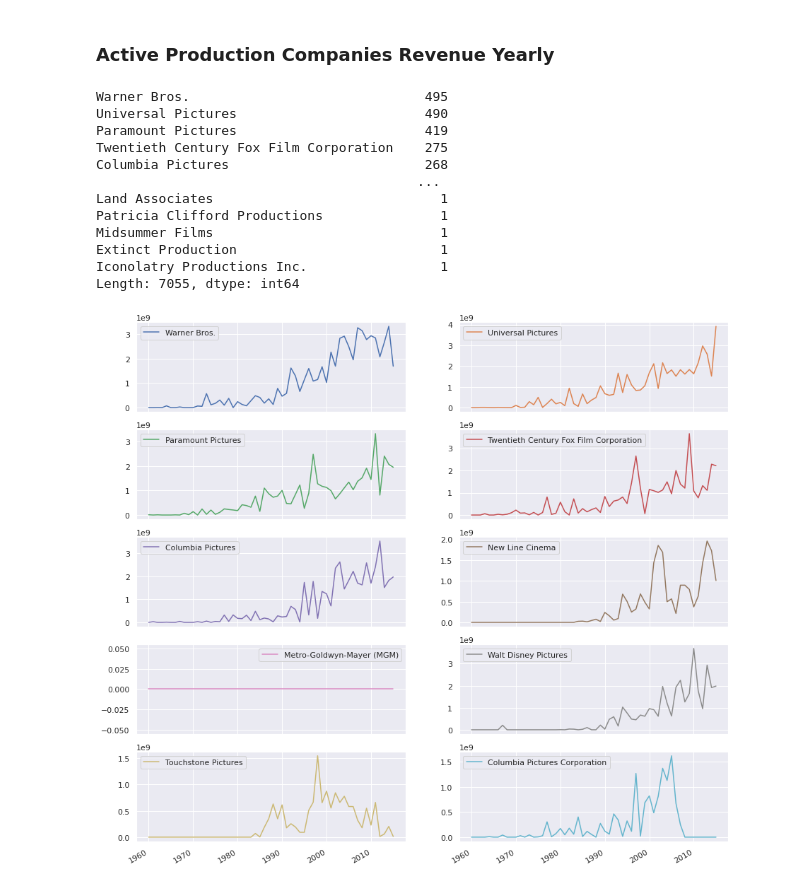
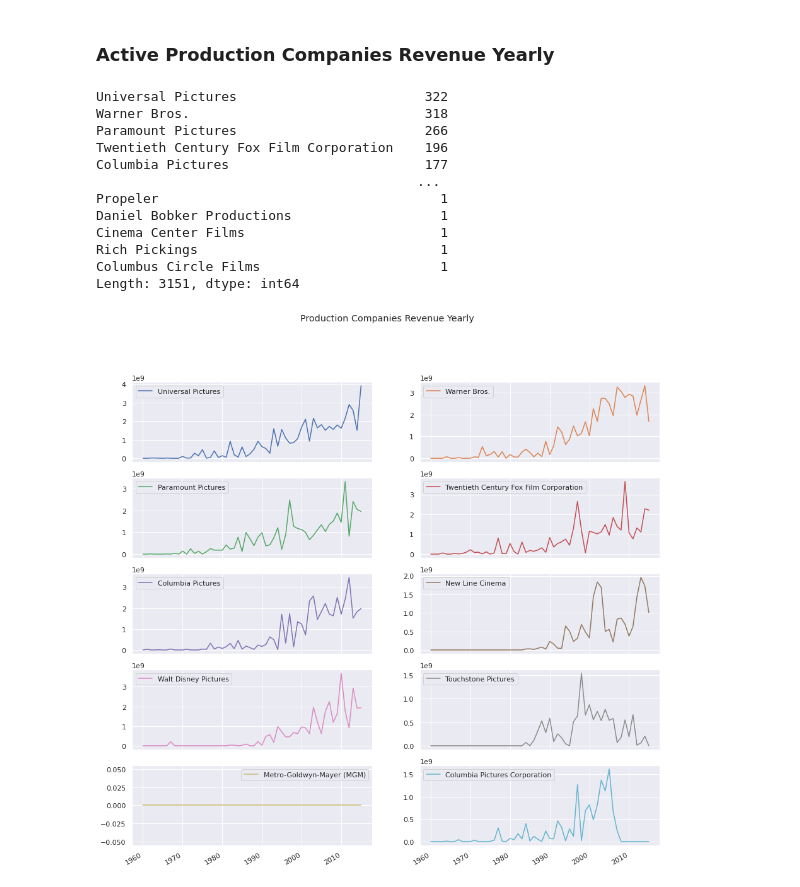
Before and after one commit to omargaber/TMDB-Investigation-Report, a Jupyter notebook: TMDB Investigation Report.ipynb, the cells around one changed output. Cells and saved outputs as stored; diff of their text form; code cells hidden in the pictures.

```diff
--- a/TMDB Investigation Report.ipynb
+++ b/TMDB Investigation Report.ipynb
@@ -126,3 +129,7 @@ sum(dataset.duplicated())
+# %%
+dataset = dataset[dataset.budget != 0]
+# %%
+dataset = dataset[dataset.revenue != 0]
 # %% [markdown]
 Now we need to reset our index since dropping rows can mess up and skip numbers in our index.
 # %%
@@ -284,18 +290,18 @@ actors_df[0:10].plot(kind='bar', figsize=(8,8))
 most_active_companies = pd.Series(dataset['production_companies'].str.cat(sep='|').split('|')).value_counts()
 most_active_companies
 # %% [output]
-Warner Bros.                              495
-Universal Pictures                        490
-Paramount Pictures                        419
-Twentieth Century Fox Film Corporation    275
-Columbia Pictures                         268
+Universal Pictures                        322
+Warner Bros.                              318
+Paramount Pictures                        266
+Twentieth Century Fox Film Corporation    196
+Columbia Pictures                         177
                                          ...
-Land Associates                             1
-Patricia Clifford Productions               1
-Midsummer Films                             1
-Extinct Production                          1
-Iconolatry Productions Inc.                 1
-Length: 7055, dtype: int64
+Propeler                                    1
+Daniel Bobker Productions                   1
+Cinema Center Films                         1
+Rich Pickings                               1
+Columbus Circle Films                       1
+Length: 3151, dtype: int64
 # %%
 company_revenue = pd.DataFrame(index=most_active_companies.index[:10], columns=range(1960,2016)).fillna(value=0.0)
 # %%
@@ -306,9 +312,9 @@ for index, row in company_revenue.iterrows():
         row[index] = value
 # %%
 company_rev_transposed = company_revenue.transpose()
-company_rev_transposed.plot(kind='line', figsize=(15,15), subplots=True, layout=(5,2));
+company_rev_transposed.plot(kind='line', figsize=(15,15), subplots=True, layout=(5,2), title="Production Companies Revenue Yearly");
 # %% [output]
-[figure, old version]
+[figure, new version]
 # %% [markdown]
 <a id='conclusions'></a>
 ## Conclusions
```
Also changed, not shown: parts of 12 cells of this notebook.
